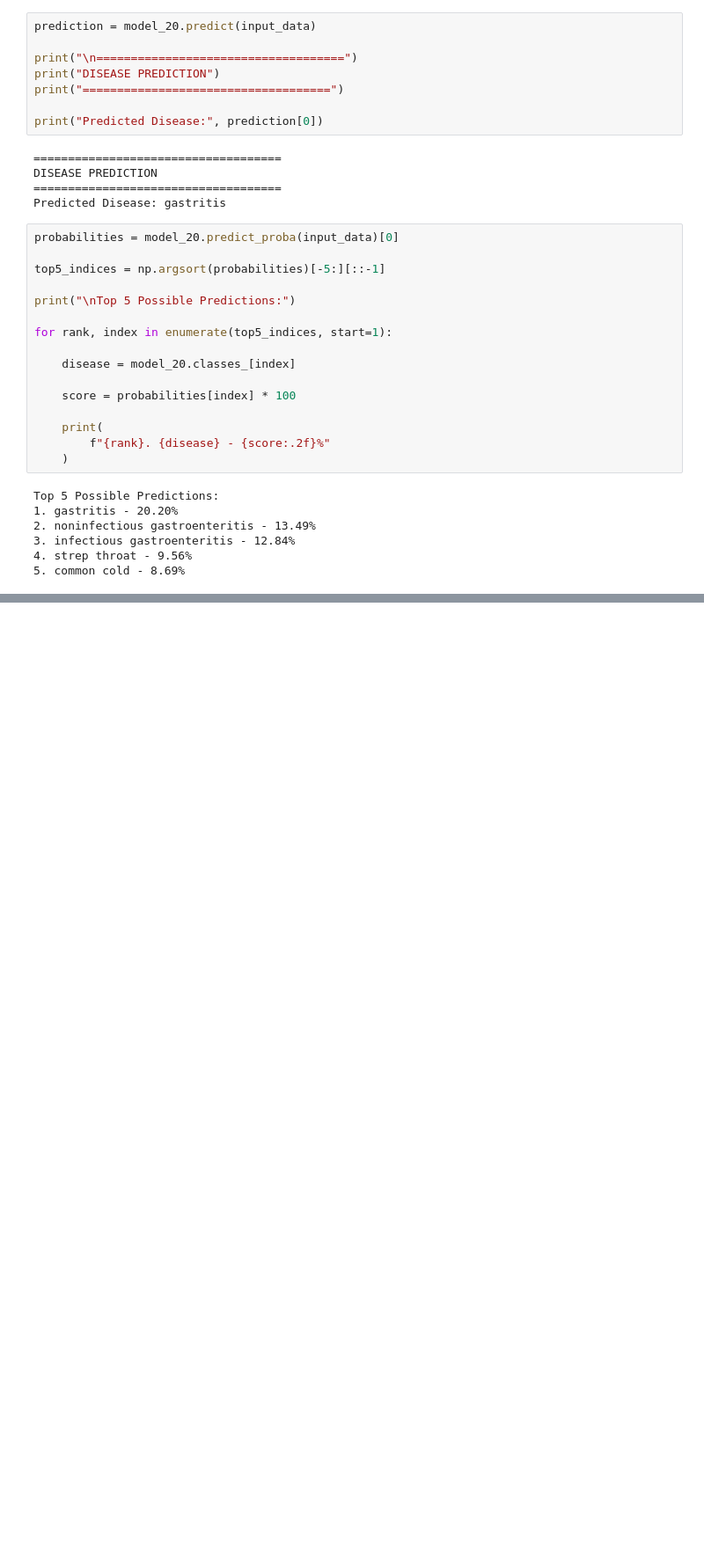
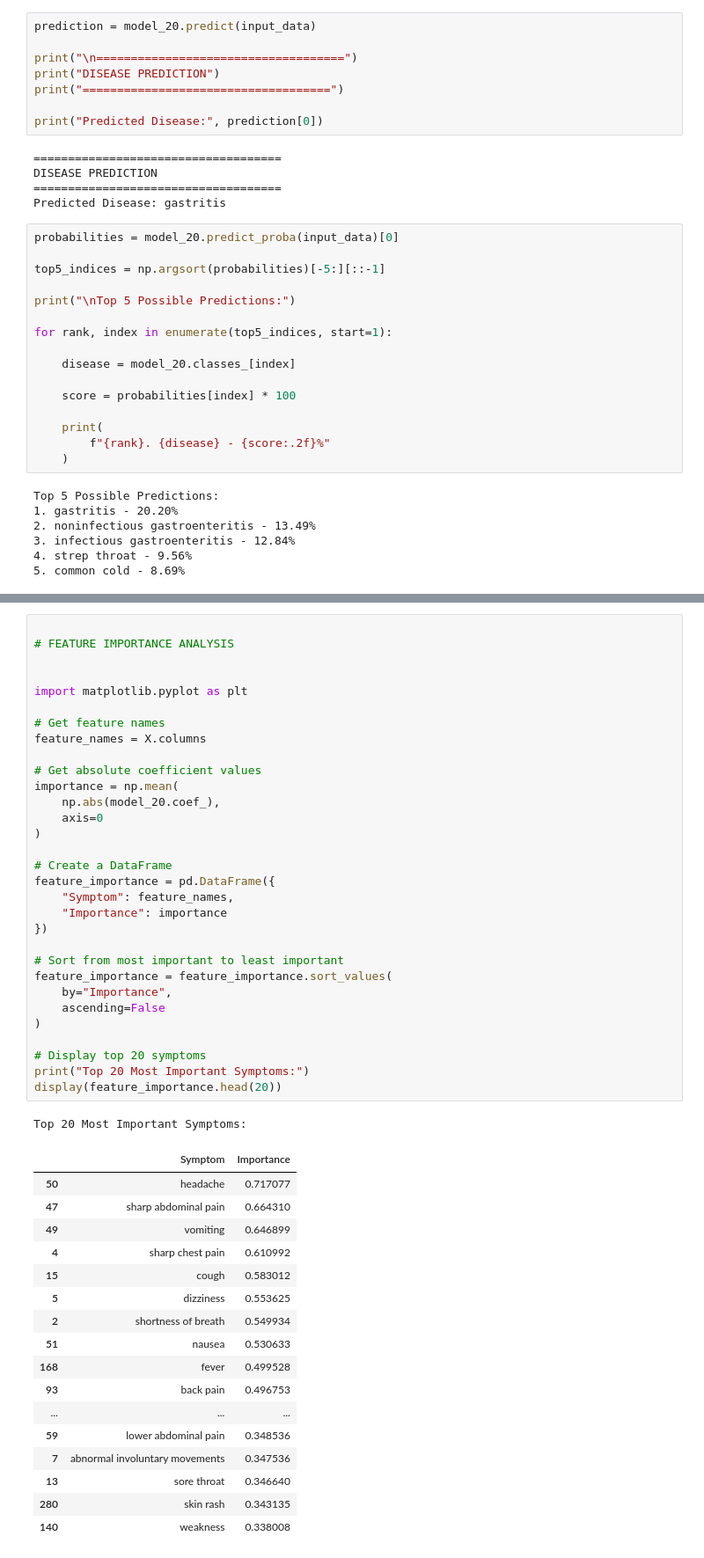
Before and after one commit to Sneha-1503/Disease_Prediction, a Jupyter notebook: Disease_Prediction_Model.ipynb, the cells around one changed output, grey strips where cells are left out. Shown at 88% size. Saved outputs shown, nothing was run; the diff lists cells and outputs as text; blank space fills up the shorter version.

```diff
--- a/Disease_Prediction_Model.ipynb
+++ b/Disease_Prediction_Model.ipynb
@@ -236,3 +236,53 @@ files.download("symptom_columns.pkl")
 [interactive output not drawn]
 [interactive output not drawn]
 [interactive output not drawn]
+# %%
+
+# FEATURE IMPORTANCE ANALYSIS
+
+
+import matplotlib.pyplot as plt
+
+# Get feature names
+feature_names = X.columns
+
+# Get absolute coefficient values
+importance = np.mean(
+    np.abs(model_20.coef_),
+    axis=0
+)
+
+# Create a DataFrame
+feature_importance = pd.DataFrame({
+    "Symptom": feature_names,
+    "Importance": importance
+})
+
+# Sort from most important to least important
+feature_importance = feature_importance.sort_values(
+    by="Importance",
+    ascending=False
+)
+
+# Display top 20 symptoms
+print("Top 20 Most Important Symptoms:")
+display(feature_importance.head(20))
+# %% [output]
+Top 20 Most Important Symptoms:
+|  | Symptom | Importance |
+| 50 | headache | 0.717077 |
+| 47 | sharp abdominal pain | 0.664310 |
+| 49 | vomiting | 0.646899 |
+| 4 | sharp chest pain | 0.610992 |
+| 15 | cough | 0.583012 |
+| 5 | dizziness | 0.553625 |
+| 2 | shortness of breath | 0.549934 |
+| 51 | nausea | 0.530633 |
+| 168 | fever | 0.499528 |
+| 93 | back pain | 0.496753 |
+| ... | ... | ... |
+| 59 | lower abdominal pain | 0.348536 |
+| 7 | abnormal involuntary movements | 0.347536 |
+| 13 | sore throat | 0.346640 |
+| 280 | skin rash | 0.343135 |
+| 140 | weakness | 0.338008 |
```
Also changed, not shown: parts of 1 cell of this notebook.
